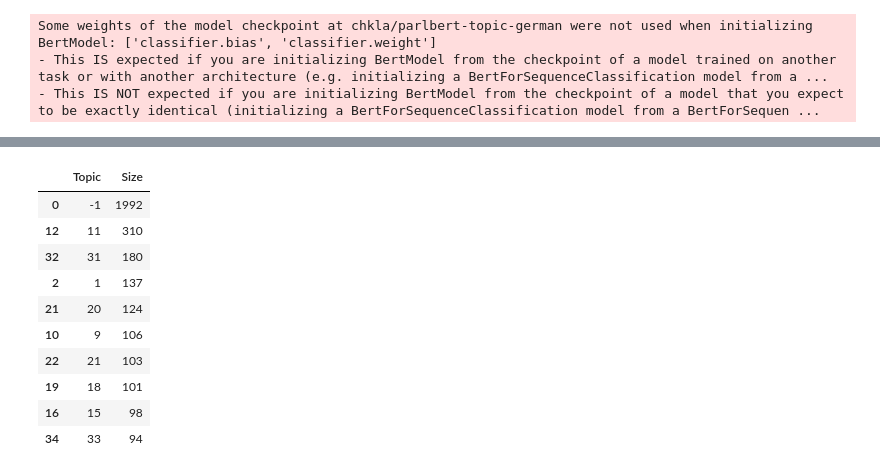
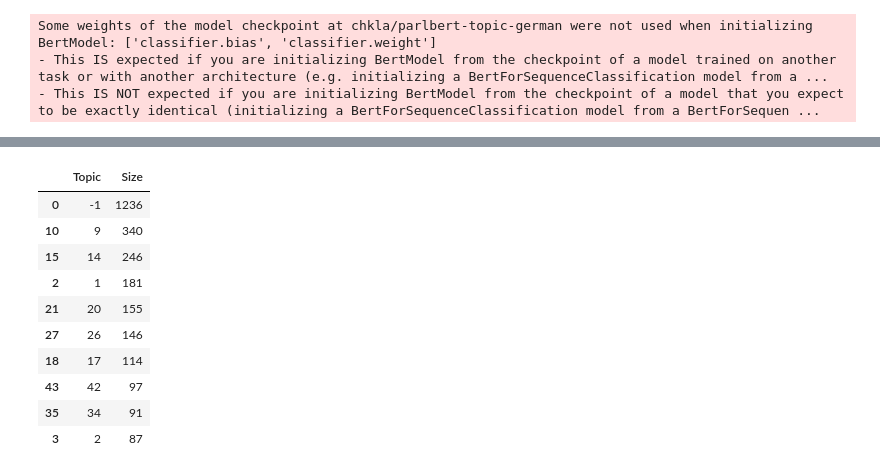
Before and after one commit to juka19/tad_assignment2, a Jupyter notebook: tad2nb.ipynb, the cells around one changed output, grey strips where cells are left out. Saved outputs shown, nothing was run; the diff lists cells and outputs as text; code cells hidden in the pictures.

```diff
--- a/tad2nb.ipynb
+++ b/tad2nb.ipynb
@@ -81,0 +118,2 @@ Some weights of the model checkpoint at chkla/parlbert-topic-german were not use
+# %%
+german_model.fit(data_env.text.to_list())
@@ -81,0 +125,2 @@ Some weights of the model checkpoint at chkla/parlbert-topic-german were not use
+# %%
+german_embeds = german_model.embedding_model.embed_documents(data_env.text.to_list())
@@ -246,4 +220,11 @@ plt.colorbar()
 # %%
+umap_embed = umap.UMAP(n_neighbors=15, n_components=5,
+                       min_dist=0.0, metric='cosine').fit_transform(german_embeds)
+
+clusters = hdbscan.HDBSCAN(min_cluster_size=15,
+                           metric='euclidean',
+                           cluster_selection_method='eom').fit(umap_embed)
+
 docs_df = pd.DataFrame(data_env, columns=['text'])
 docs_df['Topic'] = clusters.labels_
 docs_df['Doc_ID'] = range(len(docs_df))
@@ -288,38 +274,36 @@ pd.DataFrame(tf_idf.T, columns=count.get_feature_names_out())
 # %%
 def extract_top_words_per_cluster(tf_idf, count, docs_per_cluster, n=20):
     words = count.get_feature_names_out()
     labels = list(docs_per_cluster.Topic)
     indices = tf_idf.T.argsort()[:,-n:]
     top_n_words = {label :
         [(words[j], tf_idf.T[i][j]) for j in indices[i]][::-1]
         for i, label in enumerate(labels)}
     return top_n_words
 
 def extract_topic_size(df):
     topic_sizes = (df.groupby(['Topic'])
                    .text
                    .count()
                    .reset_index()
                    .rename({'Topic': 'Topic', 'text': 'Size'},
                            axis='columns')
                    .sort_values('Size', ascending=False))
     return topic_sizes
 
-
 top_n_words = extract_top_words_per_cluster(tf_idf, count, docs_per_cluster)
 topic_sizes = extract_topic_size(docs_df)
 
-topic_sizes.words = [' '.join(word) for word in [top_n_words[row.Topic][:10] for _, row in topic_sizes.iterrows()]]
 topic_sizes.head(10)
 # %% [output]
 |  | Topic | Size |
-| 0 | -1 | 1992 |
-| 12 | 11 | 310 |
-| 32 | 31 | 180 |
-| 2 | 1 | 137 |
-| 21 | 20 | 124 |
-| 10 | 9 | 106 |
-| 22 | 21 | 103 |
-| 19 | 18 | 101 |
-| 16 | 15 | 98 |
-| 34 | 33 | 94 |
+| 0 | -1 | 1236 |
+| 10 | 9 | 340 |
+| 15 | 14 | 246 |
+| 2 | 1 | 181 |
+| 21 | 20 | 155 |
+| 27 | 26 | 146 |
+| 18 | 17 | 114 |
+| 43 | 42 | 97 |
+| 35 | 34 | 91 |
+| 3 | 2 | 87 |
```
Also changed, not shown: parts of 48 cells of this notebook.
